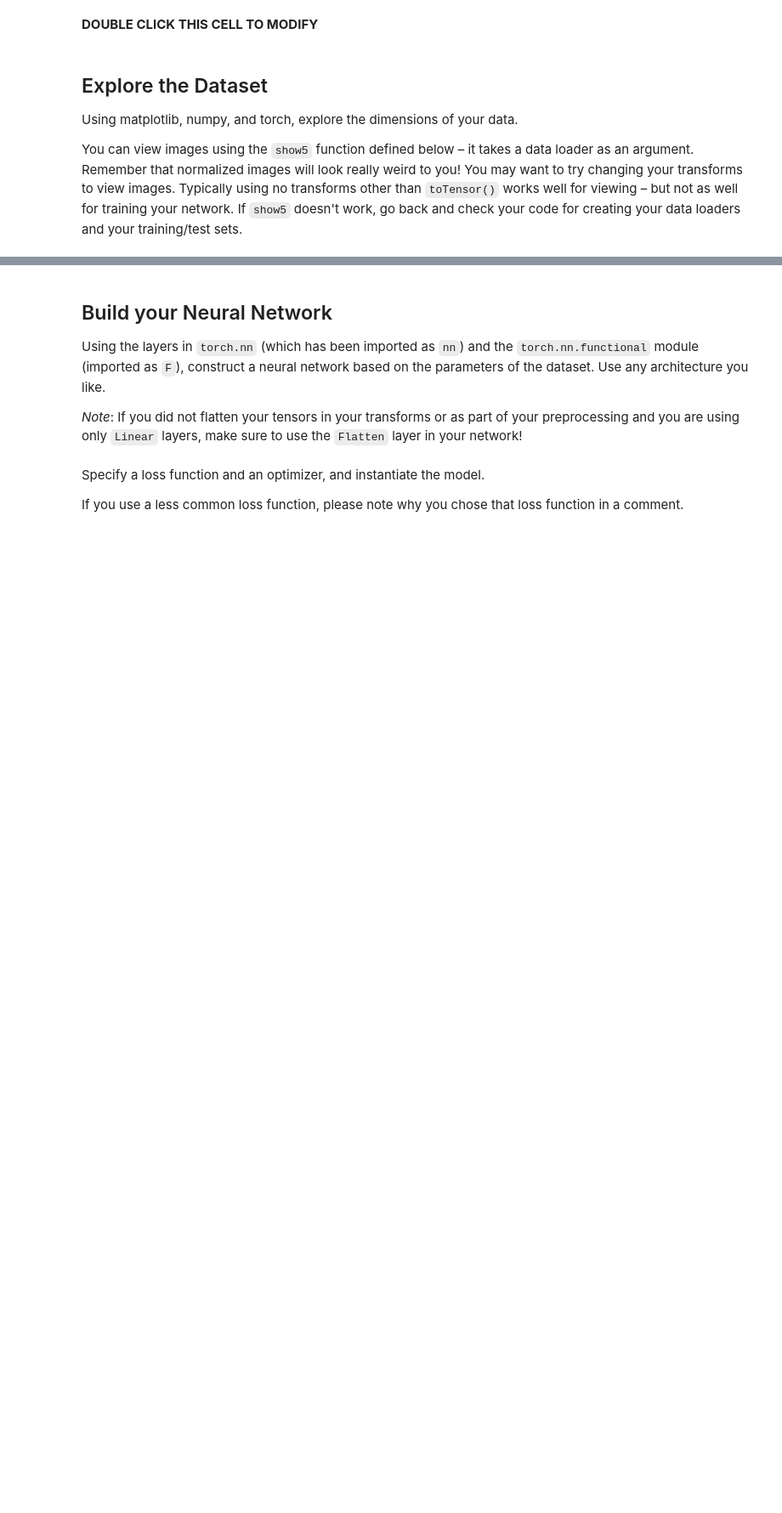
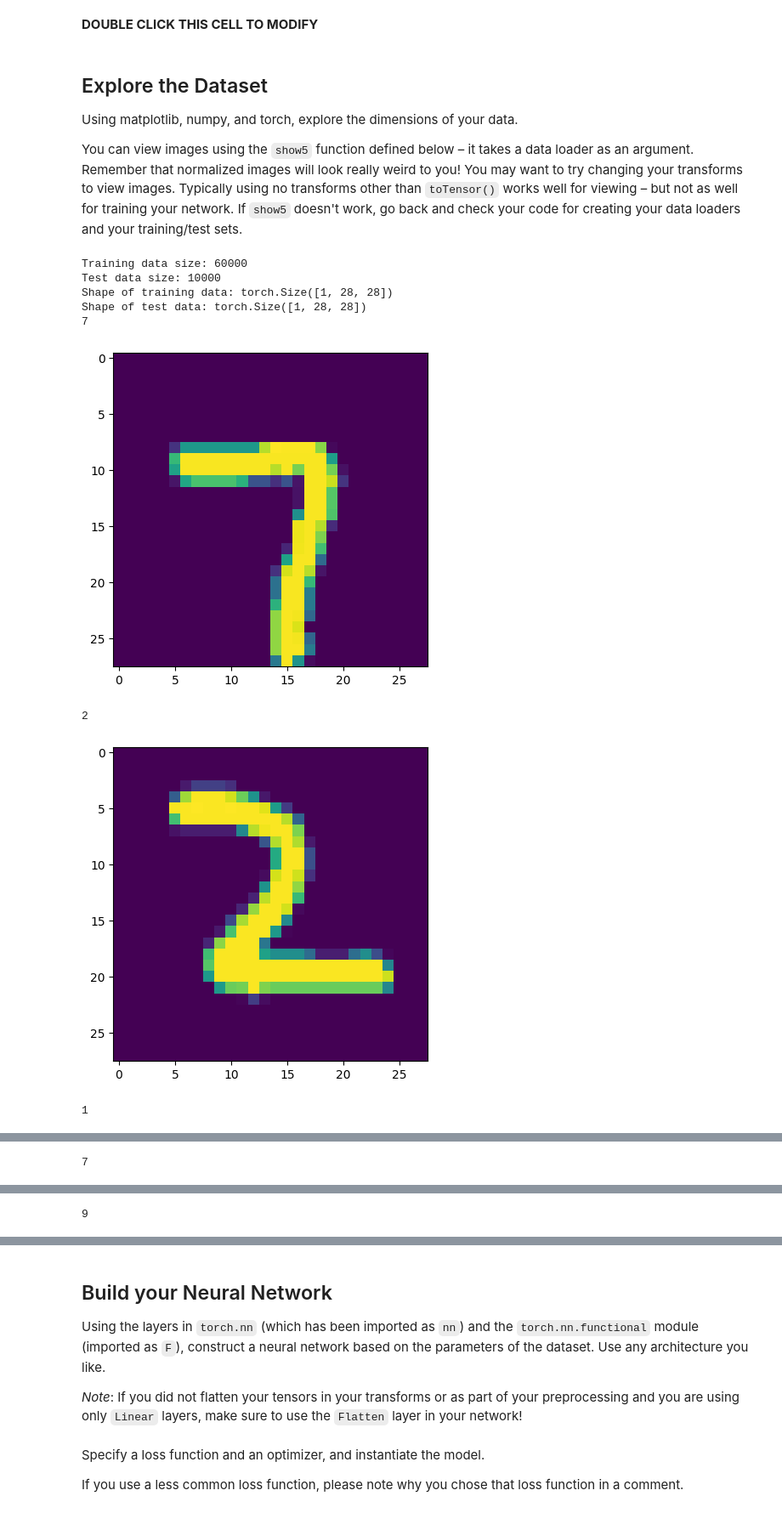
Before and after one commit to wardhanisukoco/kaisen-reader, a Jupyter notebook: MNIST_Handwritten_Digits-STARTER.ipynb, the cells around one changed output, grey strips where cells are left out. Shown at 85% size. Drawn from its saved outputs; the diff is of its cells as text; code cells hidden in the pictures; blank space fills up the shorter version.

Commit message:
feat: fix model train & test

```diff
--- a/MNIST_Handwritten_Digits-STARTER.ipynb
+++ b/MNIST_Handwritten_Digits-STARTER.ipynb
@@ -57,0 +49,14 @@ Once your dataset is created, you'll also need to define a `DataLoader` from the
+# %%
+from torch.utils.data import DataLoader
+# Define transforms
+transform = transforms.Compose([
+    transforms.ToTensor()
+])
+
+# Create training set and define training dataloader
+train_set = torchvision.datasets.MNIST(root='data', train=True, download=True, transform=transform)
+train_loader = DataLoader(train_set, batch_size=64, shuffle=True)
+
+# Create test set and define test dataloader
+test_set = torchvision.datasets.MNIST(root='data', train=False, download=True, transform=transform)
+test_loader = DataLoader(test_set, batch_size=64, shuffle=False)
@@ -88,0 +107,17 @@ def show5(img_loader):
+# %%
+# Explore data
+print("Training data size:", len(train_set))
+print("Test data size:", len(test_set))
+print("Shape of training data:", train_set[0][0].shape)
+print("Shape of test data:", test_set[0][0].shape)
+show5(train_loader)
+# %% [output]
+Training data size: 60000
+Test data size: 10000
+Shape of training data: torch.Size([1, 28, 28])
+Shape of test data: torch.Size([1, 28, 28])
+7
+[figure, added]
+2
+[figure, added]
+1
@@ -88,0 +125 @@ def show5(img_loader):
+7
@@ -88,0 +127 @@ def show5(img_loader):
+9
```
Also changed, not shown: parts of 18 cells of this notebook.
